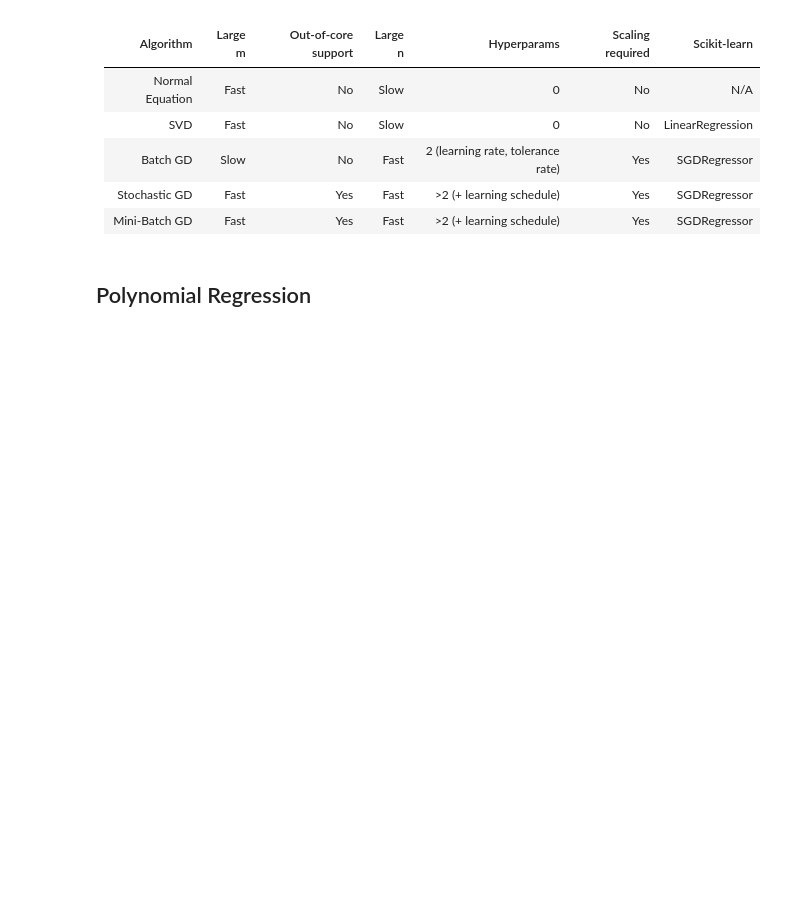
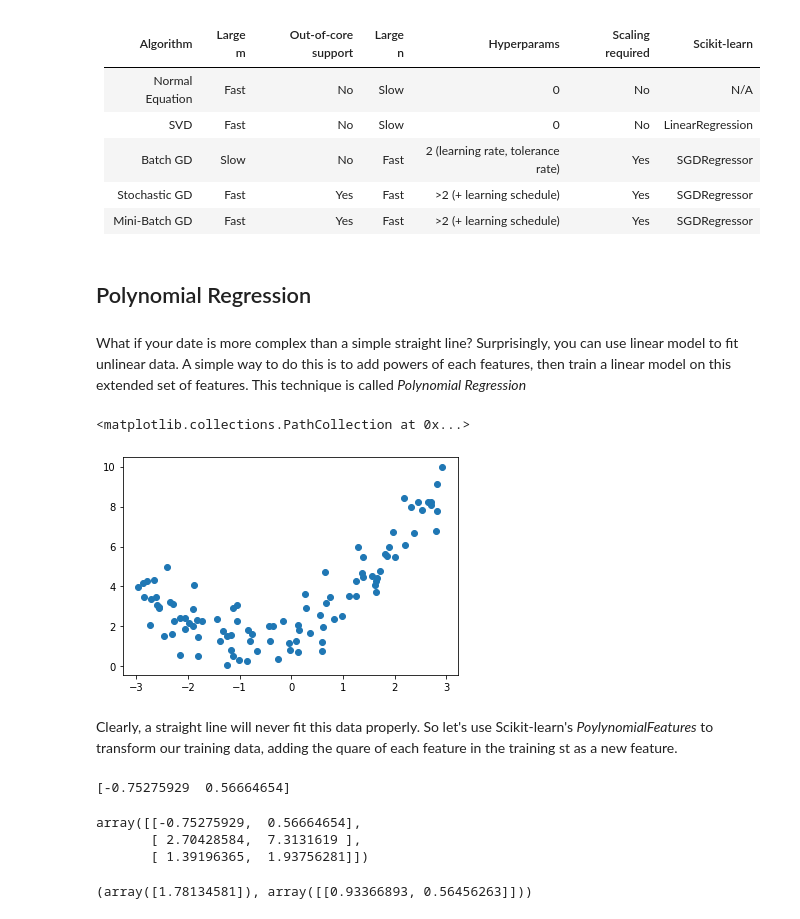
Before and after one commit to verniersolal/hands-on-ml-book, a Jupyter notebook: TrainingModels.ipynb, the cells around one changed output. Saved outputs shown, nothing was run; the diff lists cells and outputs as text; code cells hidden in the pictures; blank space fills up the shorter version.

```diff
--- a/TrainingModels.ipynb
+++ b/TrainingModels.ipynb
@@ -156,3 +156,37 @@ sgd_reg.intercept_, sgd_reg.coef_ # Once again we find a solution quite close to
 | Mini-Batch GD   | Fast    | Yes                 | Fast    | >2 (+ learning schedule)          | Yes              | SGDRegressor     |
 # %% [markdown]
 ## Polynomial Regression
+# %% [markdown]
+What if your date is more complex than a simple straight line? Surprisingly, you can use linear model to fit unlinear data. A simple way to do this is to add powers of each features, then train a linear model on this extended set of features. This technique is called *Polynomial Regression*
+# %%
+np.random.seed(42)
+m = 100
+X = 6 * np.random.rand(m, 1) - 3
+y = 0.5 * X**2 + X + 2 + np.random.randn(m, 1)
+# %%
+plt.scatter(X,y)
+# %% [output]
+<matplotlib.collections.PathCollection at 0x...>
+[figure, added]
+# %% [markdown]
+Clearly, a straight line will never fit this data properly. So let's use Scikit-learn's *PoylynomialFeatures* to transform our training data, adding the quare of each feature in the training st as a new feature.
+# %%
+from sklearn.preprocessing import PolynomialFeatures
+
+poly_features = PolynomialFeatures(degree=2, include_bias=False)
+X_poly = poly_features.fit_transform(X)
+print(X_poly[0])
+# %% [output]
+[-0.75275929  0.56664654]
+# %%
+X_poly[:3]
+# %% [output]
+array([[-0.75275929,  0.56664654],
+       [ 2.70428584,  7.3131619 ],
+       [ 1.39196365,  1.93756281]])
+# %%
+lin_reg = LinearRegression()
+lin_reg.fit(X_poly,y)
+lin_reg.intercept_, lin_reg.coef_
+# %% [output]
+(array([1.78134581]), array([[0.93366893, 0.56456263]]))
```
Also changed, not shown: parts of 32 cells of this notebook, 1 other file.
